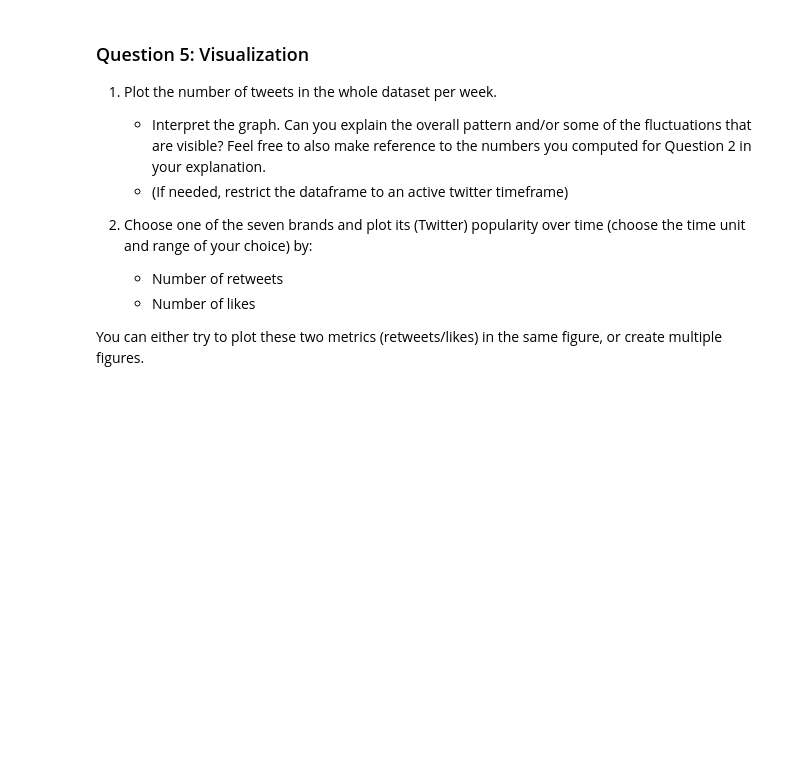
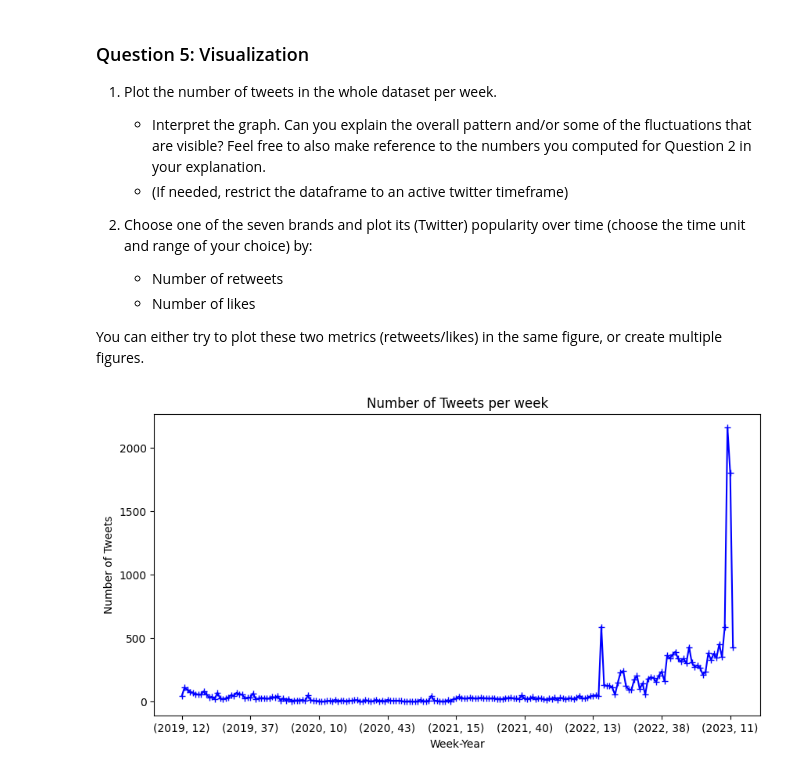
Before and after one commit to LeonardLehman/2023-coding-the-humanities, a Jupyter notebook: notebooks/CtH-final/Exam_CtH_2023.ipynb, the cells around one changed output. Saved outputs shown, nothing was run; the diff lists cells and outputs as text; code cells hidden in the pictures; blank space fills up the shorter version.

```diff
--- a/notebooks/CtH-final/Exam_CtH_2023.ipynb
+++ b/notebooks/CtH-final/Exam_CtH_2023.ipynb
@@ -415,0 +416,28 @@ brand_interactions(df_tweets, 'username')
+# %%
+def make_weekly_plot(dataframe, username=None):
+    #datetime
+    dataframe['created_at'] = pd.to_datetime(dataframe['created_at'])
+    dataframe['week'] = dataframe['created_at'].dt.isocalendar().week
+    dataframe['year'] = dataframe['created_at'].dt.isocalendar().year
+
+    #the if statement to split if there is a specified brand
+    if username is None:
+        df_weekly_counts = dataframe.groupby(['year', 'week'])['text'].count()
+        title = 'Number of Tweets per week'
+    else:
+        df_weekly_counts = dataframe[dataframe['username'] == username].groupby(['year', 'week'])['text'].count()
+        title = f'Number of Tweets per week for {username}'
+
+    #plot
+    fig, ax = plt.subplots(figsize=(10,5))
+    df_weekly_counts.plot(ax=ax, kind='line', color='blue', marker='+')
+    ax.set_xlabel('Week-Year')
+    ax.set_ylabel('Number of Tweets')
+    ax.set_title(title)
+    plt.show()
+
+
+
+make_weekly_plot(df_tweets)
+# %% [output]
+[figure, added]
```
Also changed, not shown: parts of 4 cells of this notebook.
